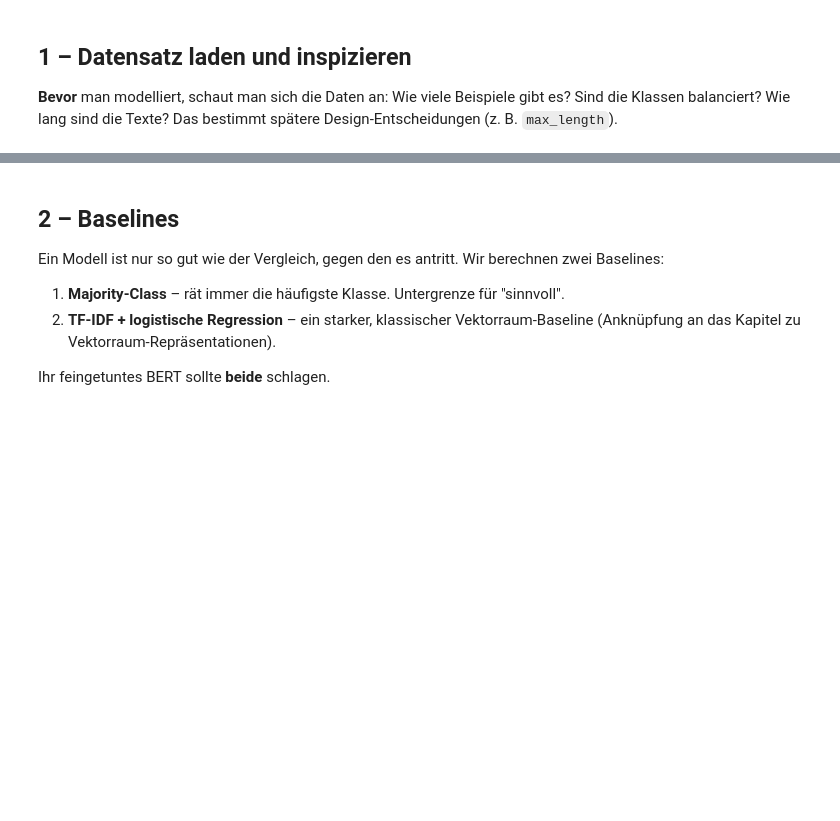
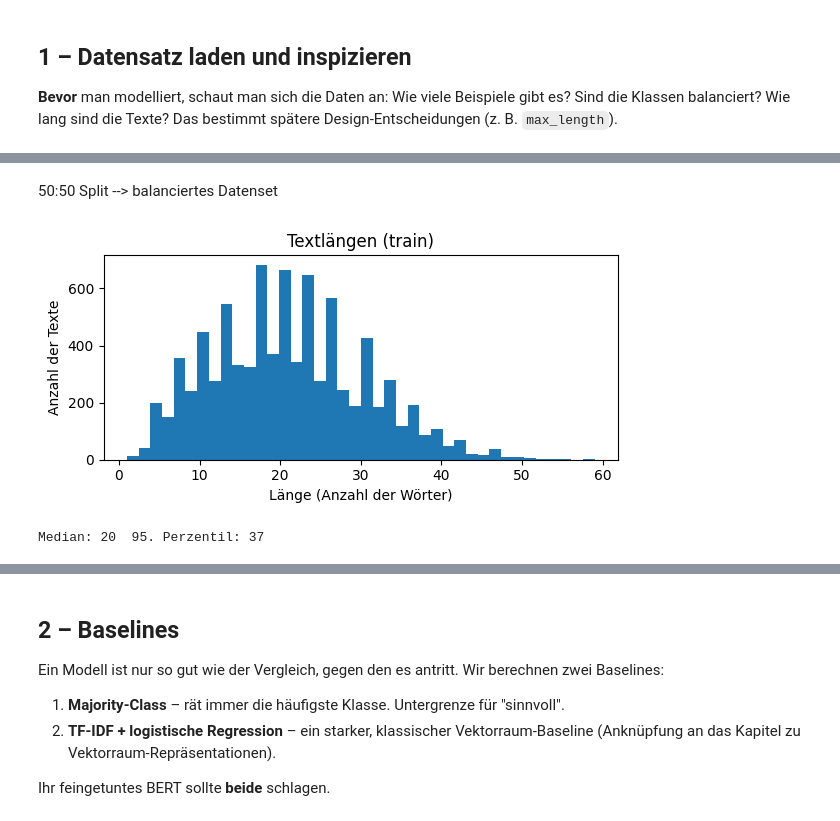
Before and after one commit to frischub/DLT_MP, a Jupyter notebook: finetune_starter.ipynb, the cells around one changed output, grey strips where cells are left out. Saved outputs shown, nothing was run; the diff lists cells and outputs as text; code cells hidden in the pictures; blank space fills up the shorter version.

```diff
--- a/finetune_starter.ipynb
+++ b/finetune_starter.ipynb
@@ -58,9 +97,14 @@ for split in ds:
+# %% [markdown]
+50:50 Split --> balanciertes Datenset
 # %%
 import matplotlib.pyplot as plt
 # Längenverteilung (in Wörtern) – hilft beim Wählen von max_length
 lengths = [len(t.split()) for t in ds["train"]["text"]]
 plt.figure(figsize=(6,3))
 plt.hist(lengths, bins=40)
-plt.xlabel("Länge (Wörter)"); plt.ylabel("Anzahl"); plt.title("Textlängen (train)")
+plt.xlabel("Länge (Anzahl der Wörter)"); plt.ylabel("Anzahl der Texte"); plt.title("Textlängen (train)")
 plt.tight_layout(); plt.show()
 print("Median:", int(np.median(lengths)), " 95. Perzentil:", int(np.percentile(lengths,95)))
+# %% [output]
+[figure, added]
+Median: 20  95. Perzentil: 37
```
Also changed, not shown: parts of 19 cells of this notebook, 2 other files.
